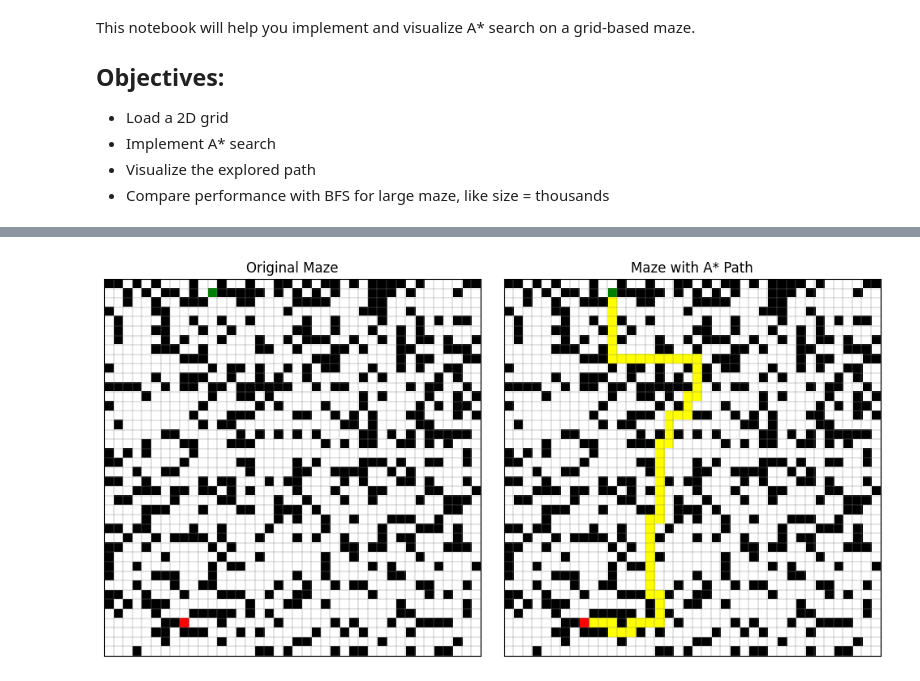
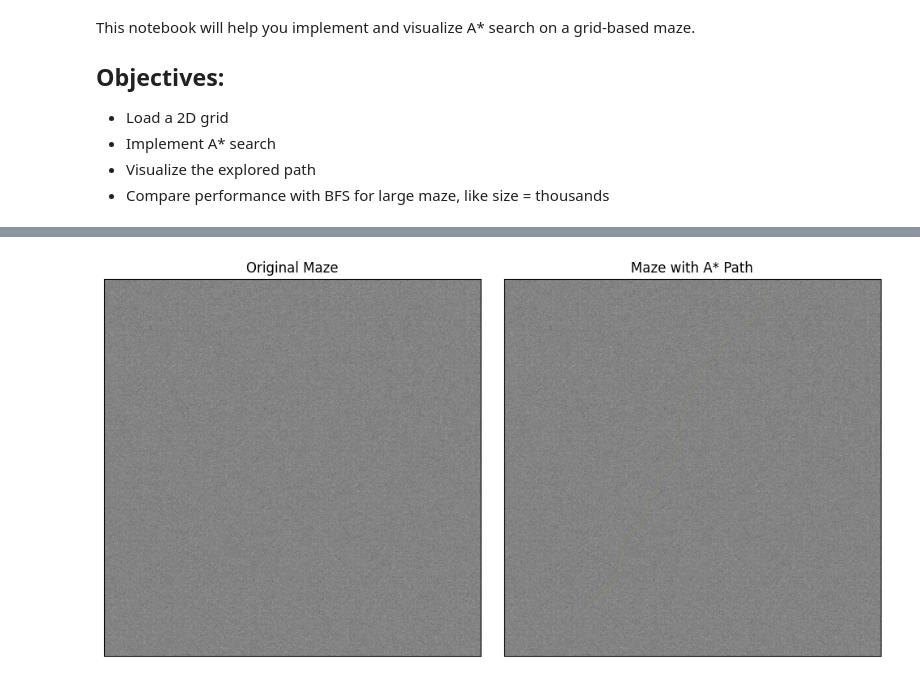
Before and after one commit to okmpatel/astar, a Jupyter notebook: Astar_Project_template.ipynb, the cells around one changed output, grey strips where cells are left out. Saved outputs shown, nothing was run; the diff lists cells and outputs as text; code cells hidden in the pictures.

```diff
--- a/Astar_Project_template.ipynb
+++ b/Astar_Project_template.ipynb
@@ -179,9 +183,9 @@ import time
 # Run A* and visualize result
 
 # create a maze
-grid = generate_maze(seed=12345, size=40)
+# grid = generate_maze(seed=sd, size=sz)
 
-# grid = generate_maze(seed=1235, size=1000)
+grid = generate_maze(seed=1235, size=1000)
 # Locate start and goal positions
 for i, row in enumerate(grid):
     for j, val in enumerate(row):
@@ -206,4 +210,4 @@ A* took 0.001009 seconds
-[figure, old version]
+[figure, new version]
 # %%
 # Do not change, except seed and size for your own exploration
 import time
```
Also changed, not shown: parts of 7 cells of this notebook.
